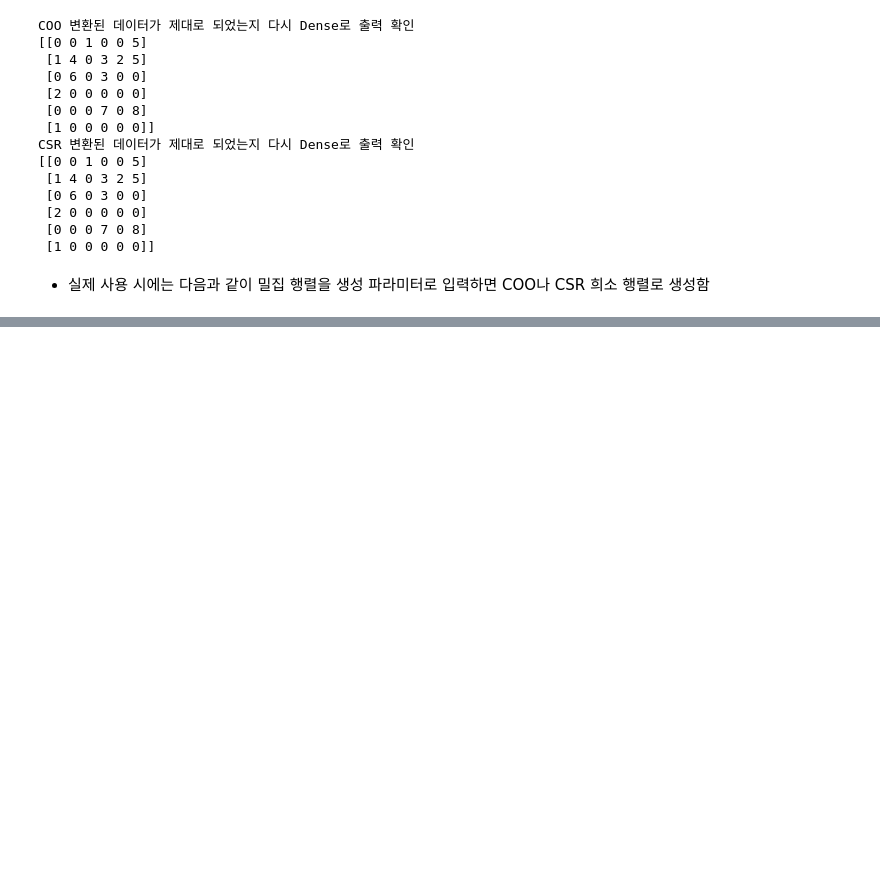
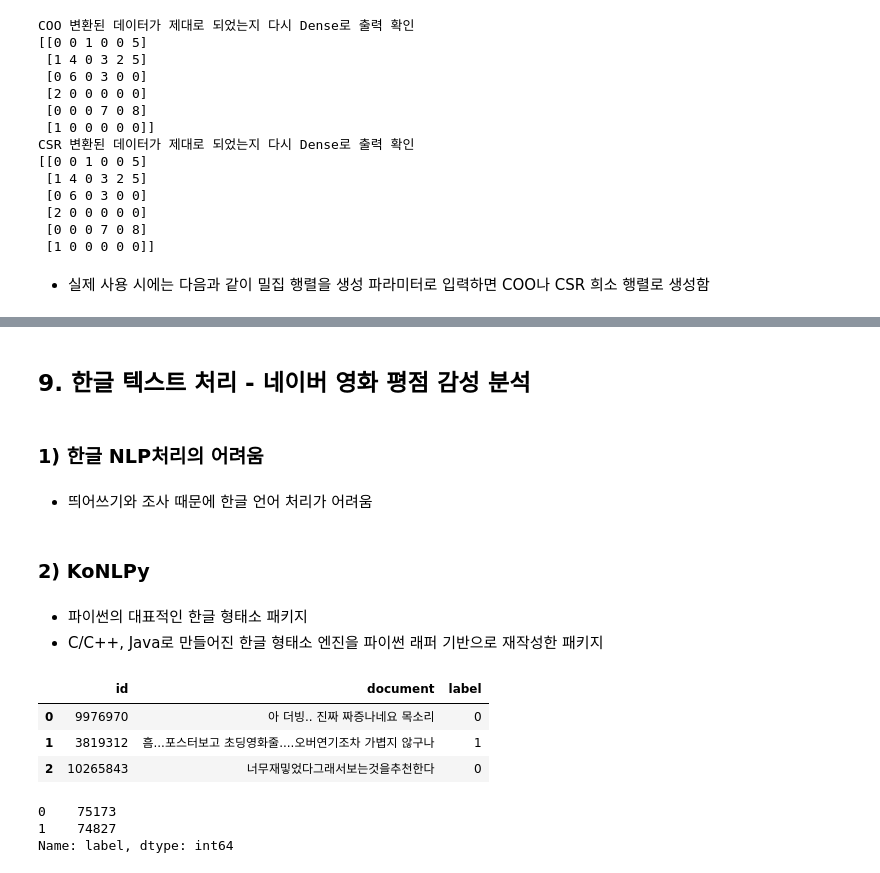
Before and after one commit to seodalzzz/ESAA, a Jupyter notebook: Python_Machine_Learning_CHAP8.ipynb, the cells around one changed output, grey strips where cells are left out. Cells and saved outputs as stored; diff of their text form; code cells hidden in the pictures; blank space fills up the shorter version.

```diff
--- a/Python_Machine_Learning_CHAP8.ipynb
+++ b/Python_Machine_Learning_CHAP8.ipynb
@@ -311,0 +598,27 @@ csr = sparse.csr_matrix(dense3)
+# %% [markdown]
+## **9. 한글 텍스트 처리 - 네이버 영화 평점 감성 분석**
+# %% [markdown]
+### 1) 한글 NLP처리의 어려움
+# %% [markdown]
+* 띄어쓰기와 조사 때문에 한글 언어 처리가 어려움
+# %% [markdown]
+### 2) KoNLPy
+# %% [markdown]
+* 파이썬의 대표적인 한글 형태소 패키지
+* C/C++, Java로 만들어진 한글 형태소 엔진을 파이썬 래퍼 기반으로 재작성한 패키지
+# %%
+import pandas as pd
+
+train_df=pd.read_csv('ratings_train.txt',sep='\t')
+train_df.head(3)
+# %% [output]
+|  | id | document | label |
+| 0 | 9976970 | 아 더빙.. 진짜 짜증나네요 목소리 | 0 |
+| 1 | 3819312 | 흠...포스터보고 초딩영화줄....오버연기조차 가볍지 않구나 | 1 |
+| 2 | 10265843 | 너무재밓었다그래서보는것을추천한다 | 0 |
+# %%
+train_df['label'].value_counts()
+# %% [output]
+0    75173
+1    74827
+Name: label, dtype: int64
```
Also changed, not shown: parts of 37 cells of this notebook.
